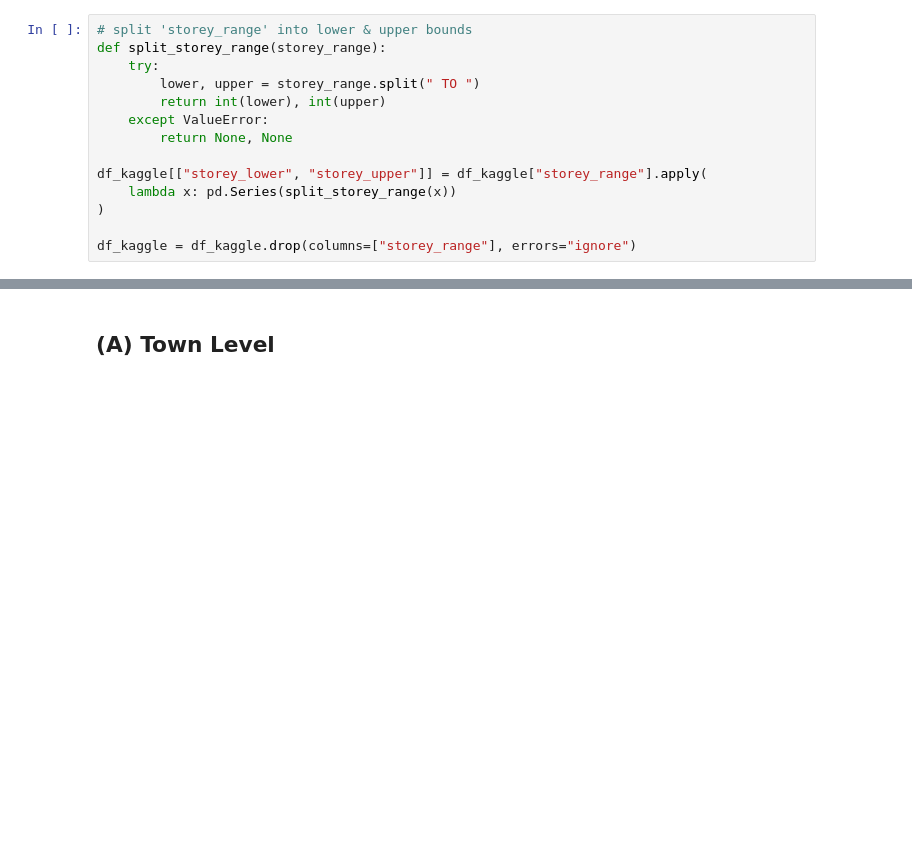
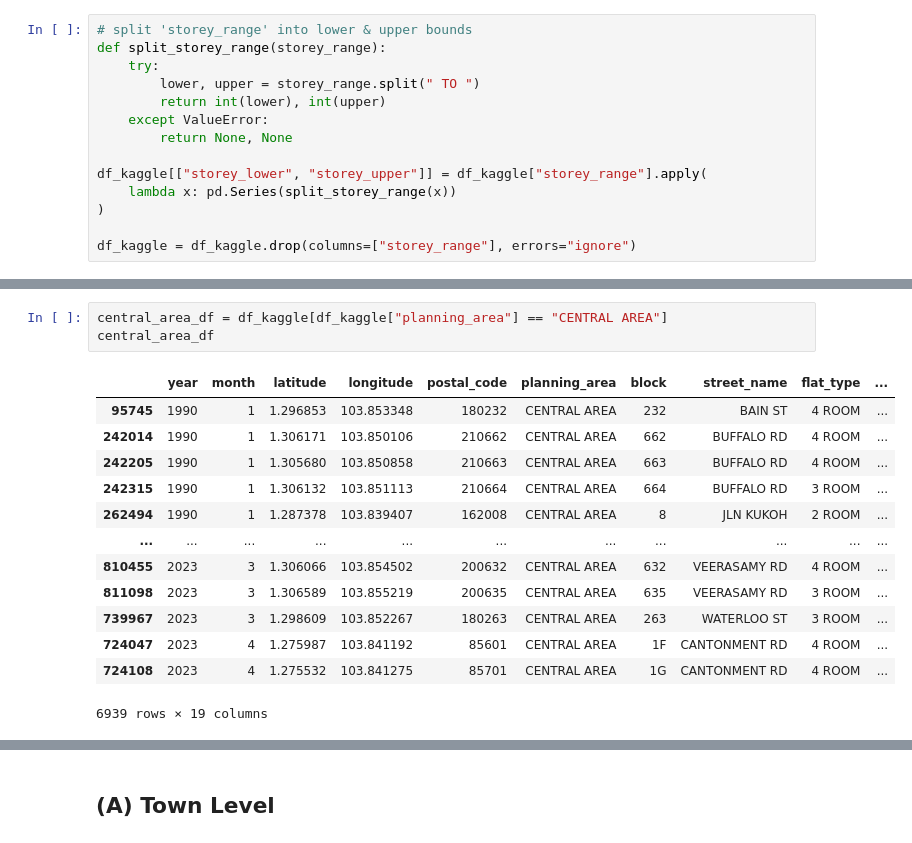
Before and after one commit to tan-sd/hdb-resale-analytics, a Jupyter notebook: public/data/resale_prices_kaggle/kaggle_data_processing.ipynb, the cells around one changed output, grey strips where cells are left out. Drawn from its saved outputs; the diff is of its cells as text; blank space fills up the shorter version.

```diff
--- a/public/data/resale_prices_kaggle/kaggle_data_processing.ipynb
+++ b/public/data/resale_prices_kaggle/kaggle_data_processing.ipynb
@@ -110,0 +162,17 @@ df_kaggle
+# %%
+central_area_df = df_kaggle[df_kaggle["planning_area"] == "CENTRAL AREA"]
+central_area_df
+# %% [output]
+|  | year | month | latitude | longitude | postal_code | planning_area | block | street_name | flat_type | ... |
+| 95745 | 1990 | 1 | 1.296853 | 103.853348 | 180232 | CENTRAL AREA | 232 | BAIN ST | 4 ROOM | ... |
+| 242014 | 1990 | 1 | 1.306171 | 103.850106 | 210662 | CENTRAL AREA | 662 | BUFFALO RD | 4 ROOM | ... |
+| 242205 | 1990 | 1 | 1.305680 | 103.850858 | 210663 | CENTRAL AREA | 663 | BUFFALO RD | 4 ROOM | ... |
+| 242315 | 1990 | 1 | 1.306132 | 103.851113 | 210664 | CENTRAL AREA | 664 | BUFFALO RD | 3 ROOM | ... |
+| 262494 | 1990 | 1 | 1.287378 | 103.839407 | 162008 | CENTRAL AREA | 8 | JLN KUKOH | 2 ROOM | ... |
+| ... | ... | ... | ... | ... | ... | ... | ... | ... | ... | ... |
+| 810455 | 2023 | 3 | 1.306066 | 103.854502 | 200632 | CENTRAL AREA | 632 | VEERASAMY RD | 4 ROOM | ... |
+| 811098 | 2023 | 3 | 1.306589 | 103.855219 | 200635 | CENTRAL AREA | 635 | VEERASAMY RD | 3 ROOM | ... |
+| 739967 | 2023 | 3 | 1.298609 | 103.852267 | 180263 | CENTRAL AREA | 263 | WATERLOO ST | 3 ROOM | ... |
+| 724047 | 2023 | 4 | 1.275987 | 103.841192 | 85601 | CENTRAL AREA | 1F | CANTONMENT RD | 4 ROOM | ... |
+| 724108 | 2023 | 4 | 1.275532 | 103.841275 | 85701 | CENTRAL AREA | 1G | CANTONMENT RD | 4 ROOM | ... |
+6939 rows × 19 columns
```
Also changed, not shown: parts of 33 cells of this notebook, 15 other files.
